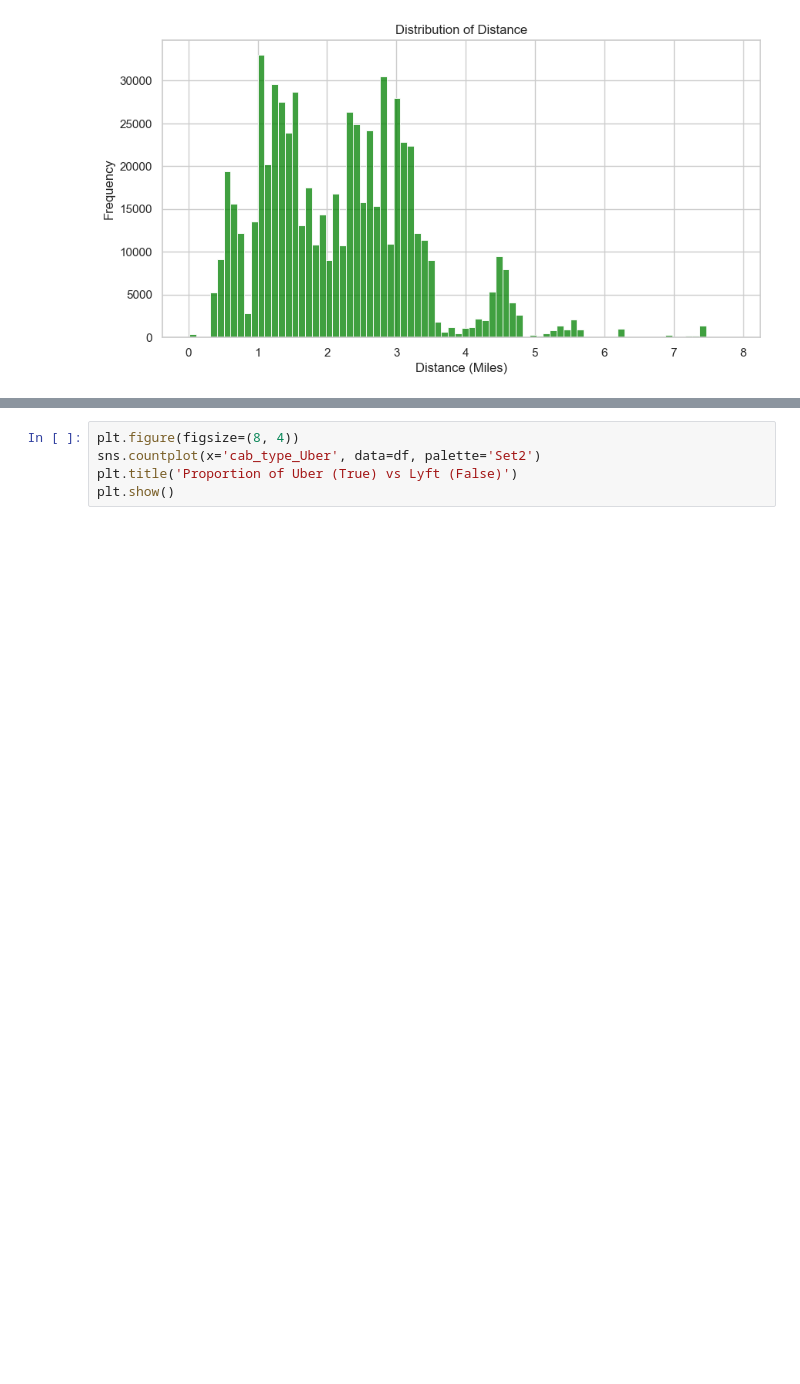
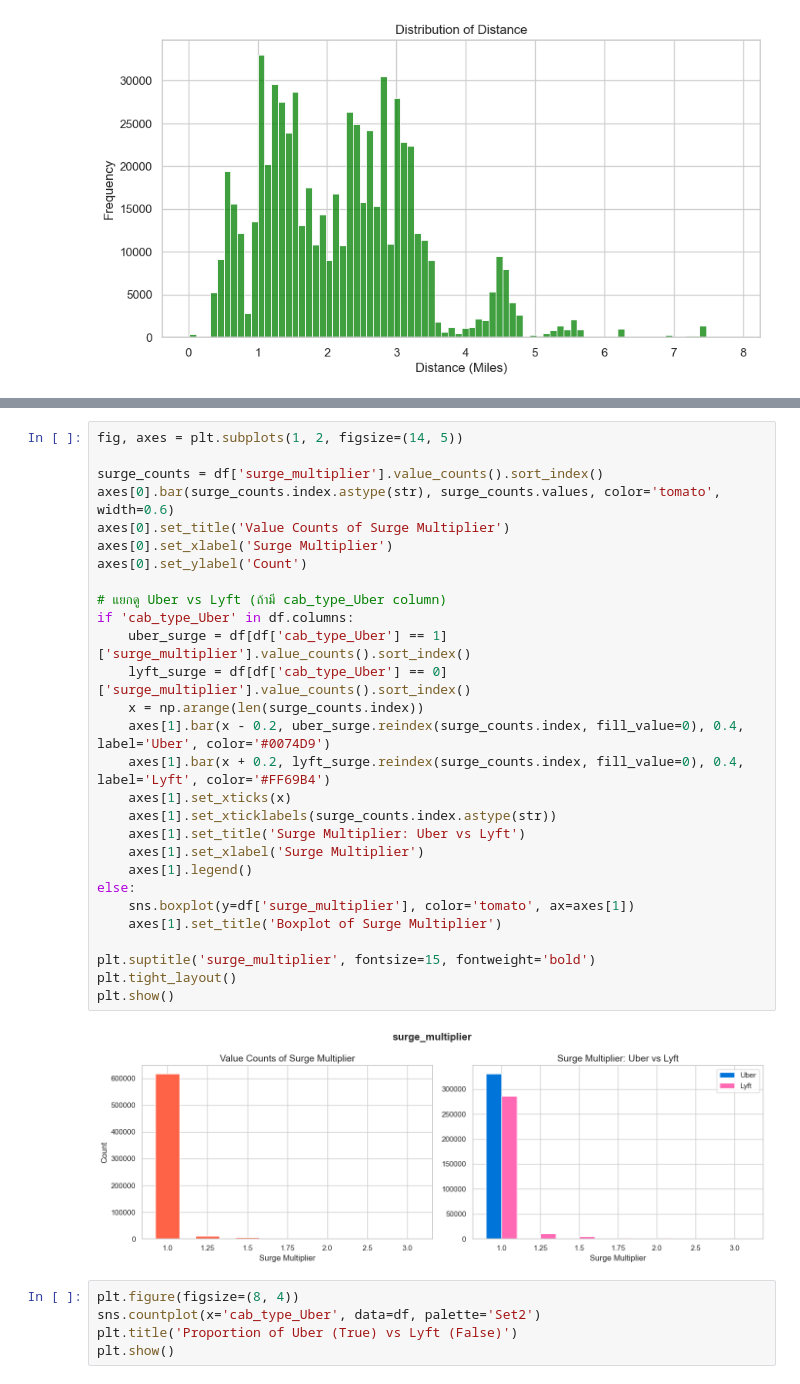
Before and after one commit to Bobbie-CPE38/cpe232-final-project, a Jupyter notebook: notebooks/eda_univariate.ipynb, the cells around one changed output, grey strips where cells are left out. Cells and saved outputs as stored; diff of their text form; blank space fills up the shorter version.

```diff
--- a/notebooks/eda_univariate.ipynb
+++ b/notebooks/eda_univariate.ipynb
@@ -63,3 +109,33 @@ plt.show()
+# %%
+fig, axes = plt.subplots(1, 2, figsize=(14, 5))
+
+surge_counts = df['surge_multiplier'].value_counts().sort_index()
+axes[0].bar(surge_counts.index.astype(str), surge_counts.values, color='tomato', width=0.6)
+axes[0].set_title('Value Counts of Surge Multiplier')
+axes[0].set_xlabel('Surge Multiplier')
+axes[0].set_ylabel('Count')
+
+# แยกดู Uber vs Lyft (ถ้ามี cab_type_Uber column)
+if 'cab_type_Uber' in df.columns:
+    uber_surge = df[df['cab_type_Uber'] == 1]['surge_multiplier'].value_counts().sort_index()
+    lyft_surge = df[df['cab_type_Uber'] == 0]['surge_multiplier'].value_counts().sort_index()
+    x = np.arange(len(surge_counts.index))
+    axes[1].bar(x - 0.2, uber_surge.reindex(surge_counts.index, fill_value=0), 0.4, label='Uber', color='#0074D9')
+    axes[1].bar(x + 0.2, lyft_surge.reindex(surge_counts.index, fill_value=0), 0.4, label='Lyft', color='#FF69B4')
+    axes[1].set_xticks(x)
+    axes[1].set_xticklabels(surge_counts.index.astype(str))
+    axes[1].set_title('Surge Multiplier: Uber vs Lyft')
+    axes[1].set_xlabel('Surge Multiplier')
+    axes[1].legend()
+else:
+    sns.boxplot(y=df['surge_multiplier'], color='tomato', ax=axes[1])
+    axes[1].set_title('Boxplot of Surge Multiplier')
+
+plt.suptitle('surge_multiplier', fontsize=15, fontweight='bold')
+plt.tight_layout()
+plt.show()
+# %% [output]
+[figure, added]
 # %%
 plt.figure(figsize=(8, 4))
 sns.countplot(x='cab_type_Uber', data=df, palette='Set2')
```
Also changed, not shown: parts of 16 cells of this notebook.
